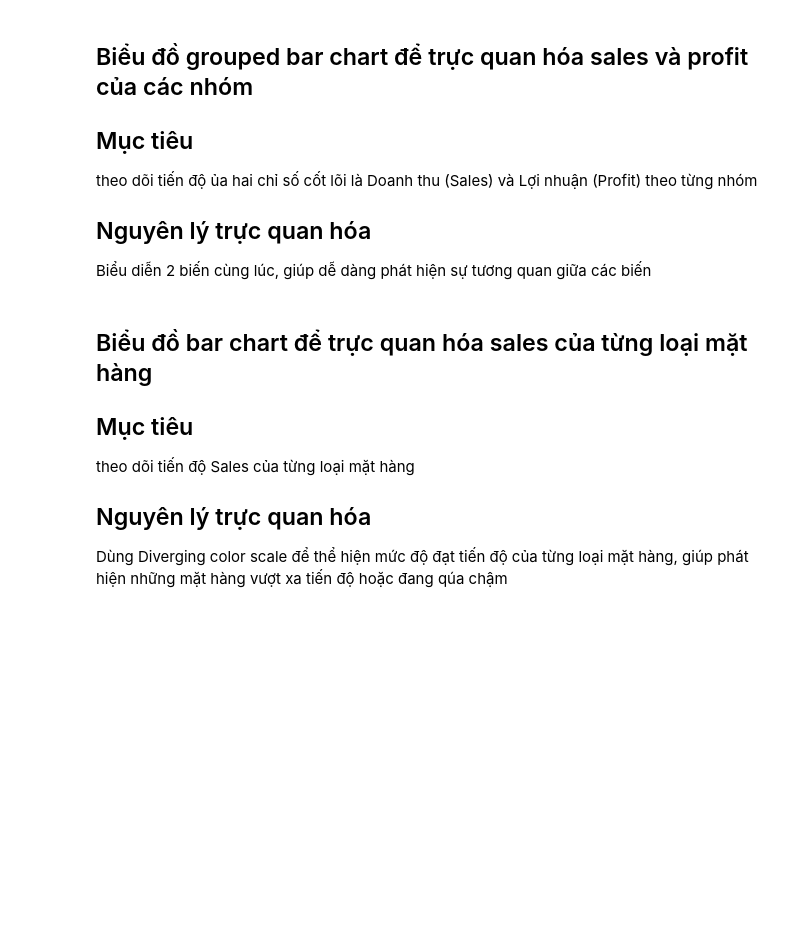
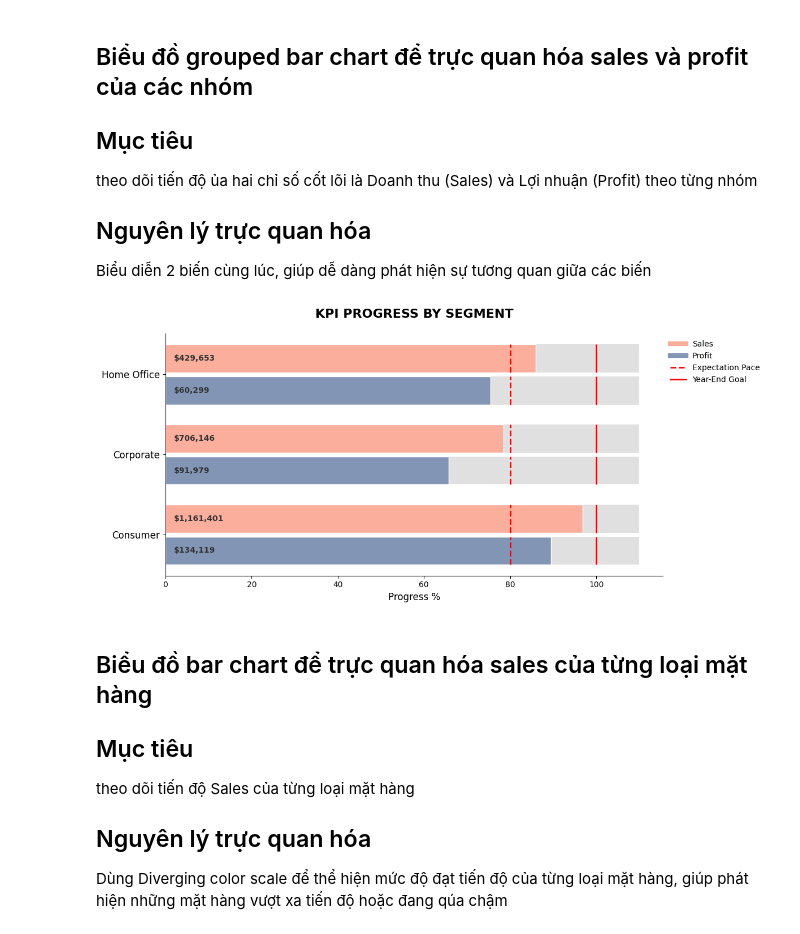
Before and after one commit to Thuily05/archive, a Jupyter notebook: chapter7_executive_dashboard_complete (1).ipynb, the cells around one changed output. Cells and saved outputs as stored; diff of their text form; code cells hidden in the pictures; blank space fills up the shorter version.

```diff
--- a/chapter7_executive_dashboard_complete (1).ipynb
+++ b/chapter7_executive_dashboard_complete (1).ipynb
@@ -386,12 +386,14 @@ def plot_pace_chart(df, group_col, goals_dict, title):
 # %%
 segment_goals = {
     'SaleGoal': {'Consumer': 1200000, 'Corporate': 900000, 'Home Office': 500000},
-    'SaleExpectPercent': {'Consumer': 83, 'Corporate': 77, 'Home Office': 80},
+    'SaleExpectPercent': {'Consumer': 80, 'Corporate': 80, 'Home Office': 80},
     'ProfitGoal': {'Consumer': 150000, 'Corporate': 140000, 'Home Office': 80000},
-    'ProfitExpectPercent': {'Consumer': 83, 'Corporate': 77, 'Home Office': 80}
+    'ProfitExpectPercent': {'Consumer': 80, 'Corporate': 80, 'Home Office': 80}
 }
 
 plot_pace_chart(df, 'Segment', segment_goals, 'KPI PROGRESS BY SEGMENT')
+# %% [output]
+[figure, added]
 # %%
 region_goals = {
     'SaleGoal': {'East': 800000, 'West': 750000, 'South': 400000, 'Central': 650000},
```
Also changed, not shown: parts of 1 cell of this notebook.
